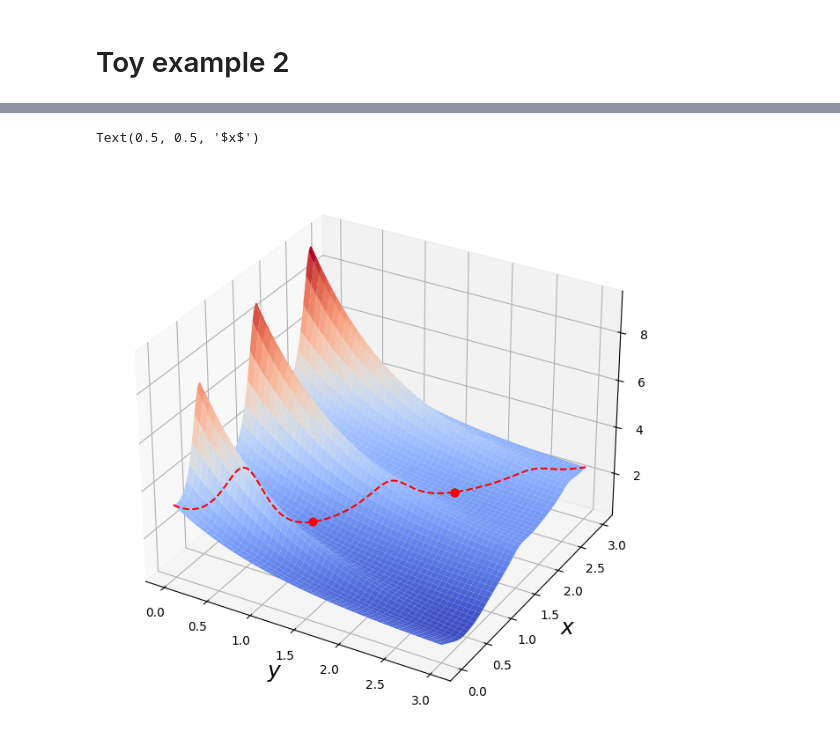
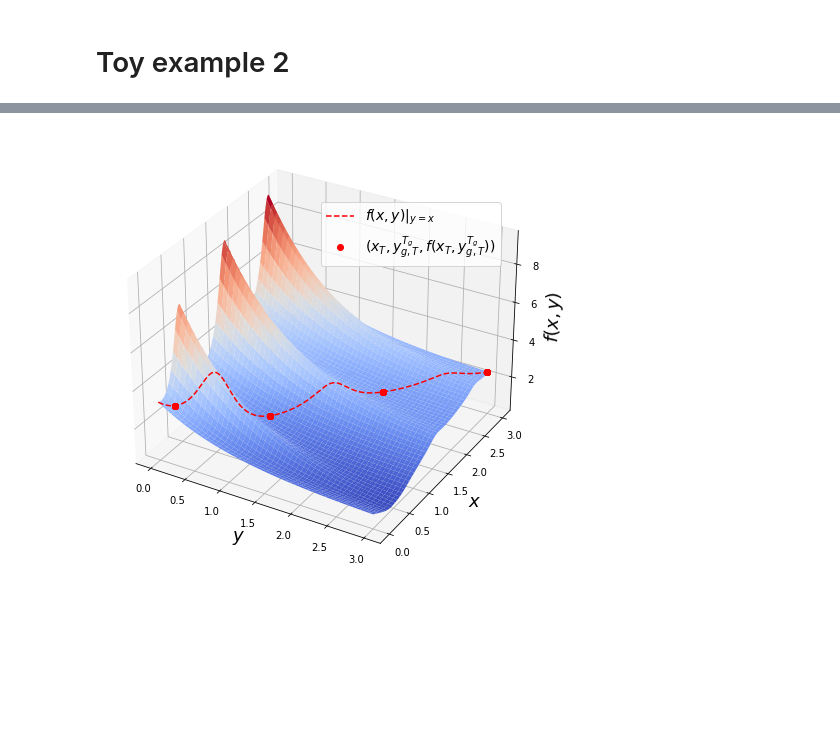
Before and after one commit to frealr/Penalty_Based_Lagrangian_Bilevel_Tianyi_Chen-s_Lab, a Jupyter notebook: toy_example.ipynb, the cells around one changed output, grey strips where cells are left out. Drawn from its saved outputs; the diff is of its cells as text; code cells hidden in the pictures; blank space fills up the shorter version.

```diff
--- a/toy_example.ipynb
+++ b/toy_example.ipynb
@@ -218,7 +218,7 @@ def df(x,y):
 # %%
 n_jobs = cpu_count()
 N = 200
-gamma = 2
+gamma = 5
 beta = .1
 tau = .1
 alpha = .01
@@ -259,19 +251,26 @@ plt.yticks(fontsize=26)
 # %%
 Xx = np.linspace(0,3,1000)
 Yy = np.linspace(0,3,1000)
 X, Y = np.meshgrid(Xx, Yy)
 Z = f_np(X, Y)
 
 fig, ax = plt.subplots(subplot_kw={"projection": "3d"}, figsize=(12,8))
 surf = ax.plot_surface(Y,X, Z, cmap=cm.coolwarm, alpha=1.)#, rstride=1, cstride=1)
 
-ax.plot(Xx, Xx, f_np(Xx, Xx), 'r--', zorder=10)
+ax.plot(Xx, Xx, f_np(Xx, Xx), 'r--', zorder=10, label="$f(x,y)|_{y=x}$")
 
 for i in range(n_jobs):
-    ax.plot(ps[i,1], ps[i,0], f(ps[i,0], ps[i,1]), 'o', color='r', zorder=10)
+    if i == 1:
+        ax.plot(ps[i,1], ps[i,0], f(ps[i,0], ps[i,1]), 'o', color='r', zorder=10, label="$(x_T, y^{T_g}_{g,T}, f(x_T, y^{T_g}_{g,T}))$")
+    else:
+        ax.plot(ps[i,1], ps[i,0], f(ps[i,0], ps[i,1]), 'o', color='r', zorder=10)
 
 ax.set_xlabel("$y$", fontsize=18)
 ax.set_ylabel("$x$", fontsize=18)
+ax.set_zlabel("$f(x,y)$", fontsize=18)
+
+ax.legend(loc=(0.5,0.7), fontsize=14)
+
+plt.savefig('results/toy/3dplot.pdf', bbox_inches="tight")
 # %% [output]
-Text(0.5, 0.5, '$x$')
-[figure, old version]
+[figure, new version]
```
Also changed, not shown: parts of 5 cells of this notebook, 6 other files.
